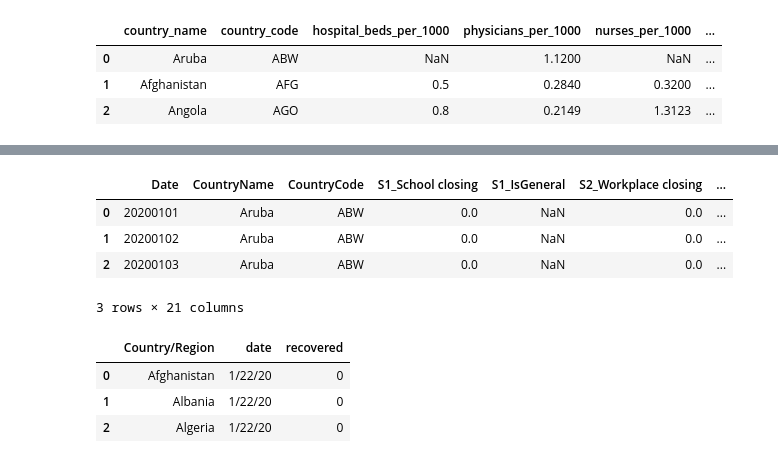
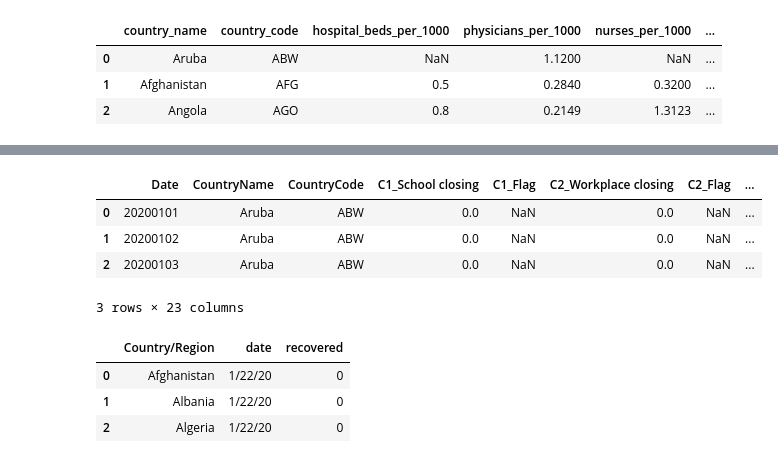
Before and after one commit to iamzhaihy/BD2020-Final-Project, a Jupyter notebook: Data Processing.ipynb, the cells around one changed output, grey strips where cells are left out. Saved outputs shown, nothing was run; the diff lists cells and outputs as text; code cells hidden in the pictures.

Commit message:
update country response data

```diff
--- a/Data Processing.ipynb
+++ b/Data Processing.ipynb
@@ -199,30 +200,30 @@ This table uses data from [Oxford COVID-19 Government Responses Tracker](https:/
 # %%
-gov_responses_df = pd.read_csv('data/oxford/OxCGRT_Download_240420_164803_Full.csv')
+gov_responses_df = pd.read_csv('data/oxford/OxCGRT_latest.csv')
 
 interested_columns = [
     'Date', 'CountryName', 'CountryCode',
-    'S1_School closing', 'S1_IsGeneral',
-    'S2_Workplace closing', 'S2_IsGeneral',
-    'S3_Cancel public events', 'S3_IsGeneral',
-    'S4_Close public transport', 'S4_IsGeneral',
-    'S5_Public information campaigns', 'S5_IsGeneral',
-    'S6_Restrictions on internal movement', 'S6_IsGeneral',
-    'S7_International travel controls',
-    'S12_Testing framework',
-    'S13_Contact tracing',
+    'C1_School closing', 'C1_Flag',
+    'C2_Workplace closing', 'C2_Flag',
+    'C3_Cancel public events', 'C3_Flag',
+    'C4_Restrictions on gatherings', 'C4_Flag',
+    'C5_Close public transport', 'C5_Flag',
+    'C6_Stay at home requirements', 'C6_Flag',
+    'C7_Restrictions on internal movement', 'C7_Flag',
+    'C8_International travel controls',
+    'H1_Public information campaigns', 'H1_Flag',
     'StringencyIndex', 'ConfirmedCases', 'ConfirmedDeaths'
 ]
 
 # select interested values
 gov_responses = gov_responses_df[interested_columns]
 
 gov_responses.head(3)
 # %% [output]
-|  | Date | CountryName | CountryCode | S1_School closing | S1_IsGeneral | S2_Workplace closing | ... |
-| 0 | 20200101 | Aruba | ABW | 0.0 | NaN | 0.0 | ... |
-| 1 | 20200102 | Aruba | ABW | 0.0 | NaN | 0.0 | ... |
-| 2 | 20200103 | Aruba | ABW | 0.0 | NaN | 0.0 | ... |
+|  | Date | CountryName | CountryCode | C1_School closing | C1_Flag | C2_Workplace closing | C2_Flag | ... |
+| 0 | 20200101 | Aruba | ABW | 0.0 | NaN | 0.0 | NaN | ... |
+| 1 | 20200102 | Aruba | ABW | 0.0 | NaN | 0.0 | NaN | ... |
+| 2 | 20200103 | Aruba | ABW | 0.0 | NaN | 0.0 | NaN | ... |
-3 rows × 21 columns
+3 rows × 23 columns
 # %%
 # extract recovered data
 recovered_df = pd.read_csv('./data/jhu-csse/time_series_covid19_recovered_global.csv')
```
Also changed, not shown: parts of 6 cells of this notebook, 1 other file.
